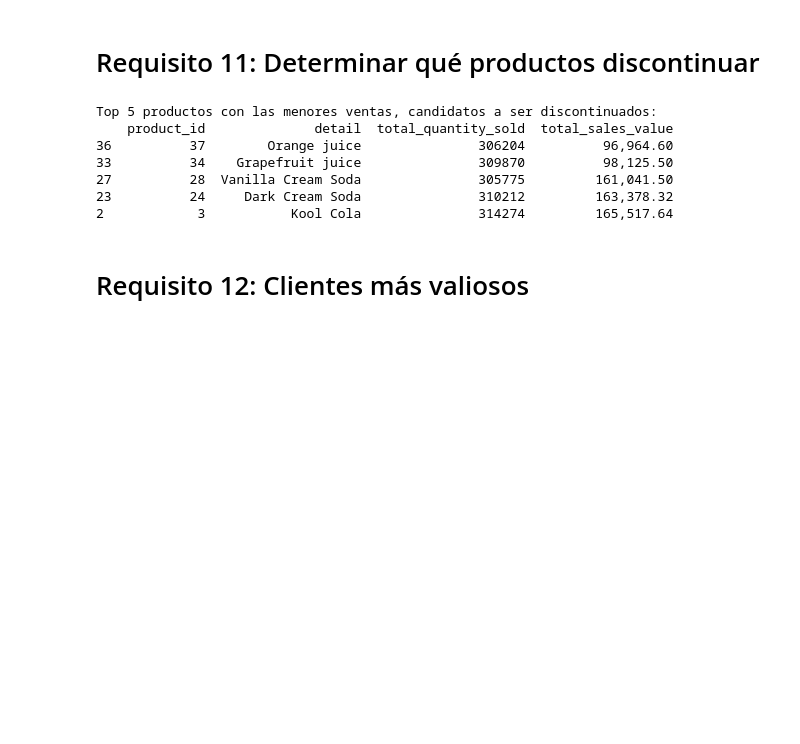
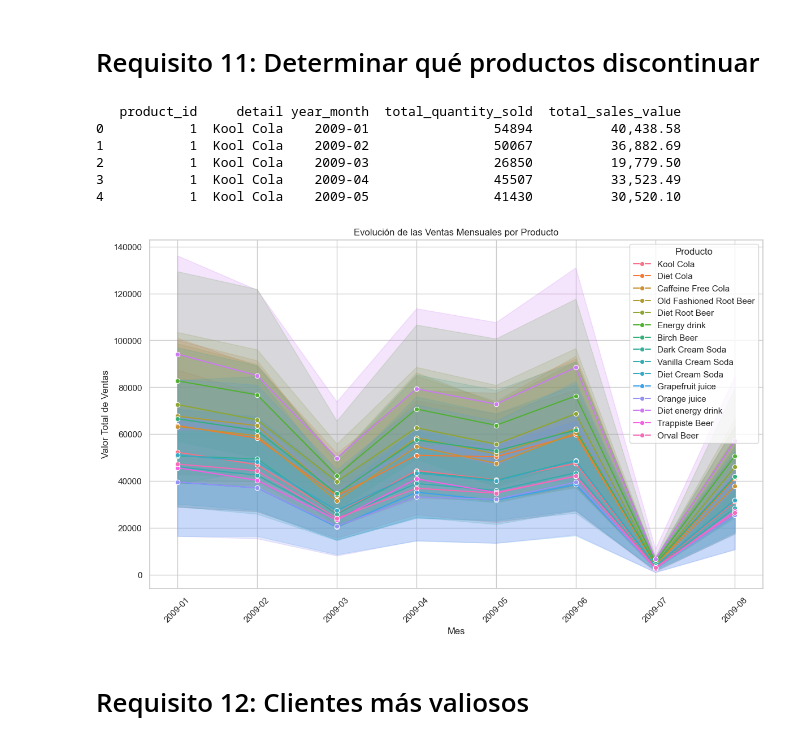
Before and after one commit to MatiasSantolari/TP4-SDG, a Jupyter notebook: ETL.ipynb, the cells around one changed output. Drawn from its saved outputs; the diff is of its cells as text; code cells hidden in the pictures; blank space fills up the shorter version.

Commit message:
agregados y detalles
agregados algunos detalles para cumplir con los requerimientos solicitados

```diff
--- a/ETL.ipynb
+++ b/ETL.ipynb
@@ -767,35 +803,50 @@ else:
 Hay una tendencia negativa en las ventas mensuales de bebidas en lata en 2009.
 # %% [markdown]
 # Requisito 11: Determinar qué productos discontinuar
-# %%
-# Hacer el merge entre la tabla de ventas y la tabla de productos basado en 'product_id'
-df_sales_with_products = df_sales_prices_employee.merge(df_products, how='inner', on='product_id')
-
-# Calcular el valor total de ventas (cantidad * precio) para cada producto
-df_sales_with_products['total_sales_value'] = df_sales_with_products['quantity'] * df_sales_with_products['price']
-
-# Agrupar las ventas por producto para calcular la cantidad total vendida y el valor total de ventas
-product_sales_summary = df_sales_with_products.groupby(['product_id', 'detail']).agg(
-    total_quantity_sold=('quantity', 'sum'),  # Sumar la cantidad total vendida
-    total_sales_value=('total_sales_value', 'sum')  # Sumar el valor total de ventas
-).reset_index()
-
-# Ordenar los productos por ventas totales en orden ascendente
-products_sorted_by_sales = product_sales_summary.sort_values(by='total_sales_value')
-
-# Mostrar los primeros 5 productos con las menores ventas
-top_5_products_to_discontinue = products_sorted_by_sales.head(5)
-
-print("Top 5 productos con las menores ventas, candidatos a ser discontinuados:")
-print(top_5_products_to_discontinue)
-# %% [output]
-Top 5 productos con las menores ventas, candidatos a ser discontinuados:
-    product_id              detail  total_quantity_sold  total_sales_value
-36          37        Orange juice               306204          96,964.60
-33          34    Grapefruit juice               309870          98,125.50
-27          28  Vanilla Cream Soda               305775         161,041.50
-23          24     Dark Cream Soda               310212         163,378.32
-2            3           Kool Cola               314274         165,517.64
+# %%
+
+# Hacer el merge entre la tabla de ventas y la tabla de productos basado en 'product_id'
+df_sales_with_products = df_sales_prices_employee.merge(df_products, how='inner', on='product_id')
+
+# Calcular el valor total de ventas (cantidad * precio) para cada producto
+df_sales_with_products['total_sales_value'] = df_sales_with_products['quantity'] * df_sales_with_products['price']
+
+# Asegúrate de que la columna 'date' esté en formato de fecha
+df_sales_with_products['date'] = pd.to_datetime(df_sales_with_products['date'], errors='coerce')
+
+# Crear una columna para el año y el mes
+df_sales_with_products['year_month'] = df_sales_with_products['date'].dt.to_period('M').astype(str)
+
+# Agrupar las ventas por producto y por mes
+product_sales_monthly = df_sales_with_products.groupby(['product_id', 'detail', 'year_month']).agg(
+    total_quantity_sold=('quantity', 'sum'),
+    total_sales_value=('total_sales_value', 'sum')
+).reset_index()
+
+# Mostrar los primeros registros para verificar
+print(product_sales_monthly.head(5))
+
+
+
+# Crear el gráfico de líneas para todos los productos
+plt.figure(figsize=(14, 8))
+sns.lineplot(data=product_sales_monthly, x='year_month', y='total_sales_value', hue='detail', marker='o')
+
+plt.title('Evolución de las Ventas Mensuales por Producto')
+plt.xlabel('Mes')
+plt.ylabel('Valor Total de Ventas')
+plt.legend(title='Producto')
+plt.grid(True)
+plt.xticks(rotation=45)  # Rotar las etiquetas del eje x para mejor legibilidad
+plt.show()
+# %% [output]
+   product_id     detail year_month  total_quantity_sold  total_sales_value
+0           1  Kool Cola    2009-01                54894          40,438.58
+1           1  Kool Cola    2009-02                50067          36,882.69
+2           1  Kool Cola    2009-03                26850          19,779.50
+3           1  Kool Cola    2009-04                45507          33,523.49
+4           1  Kool Cola    2009-05                41430          30,520.10
+[figure, added]
 # %% [markdown]
 # Requisito 12: Clientes más valiosos
 # %%
```
Also changed, not shown: parts of 6 cells of this notebook.
